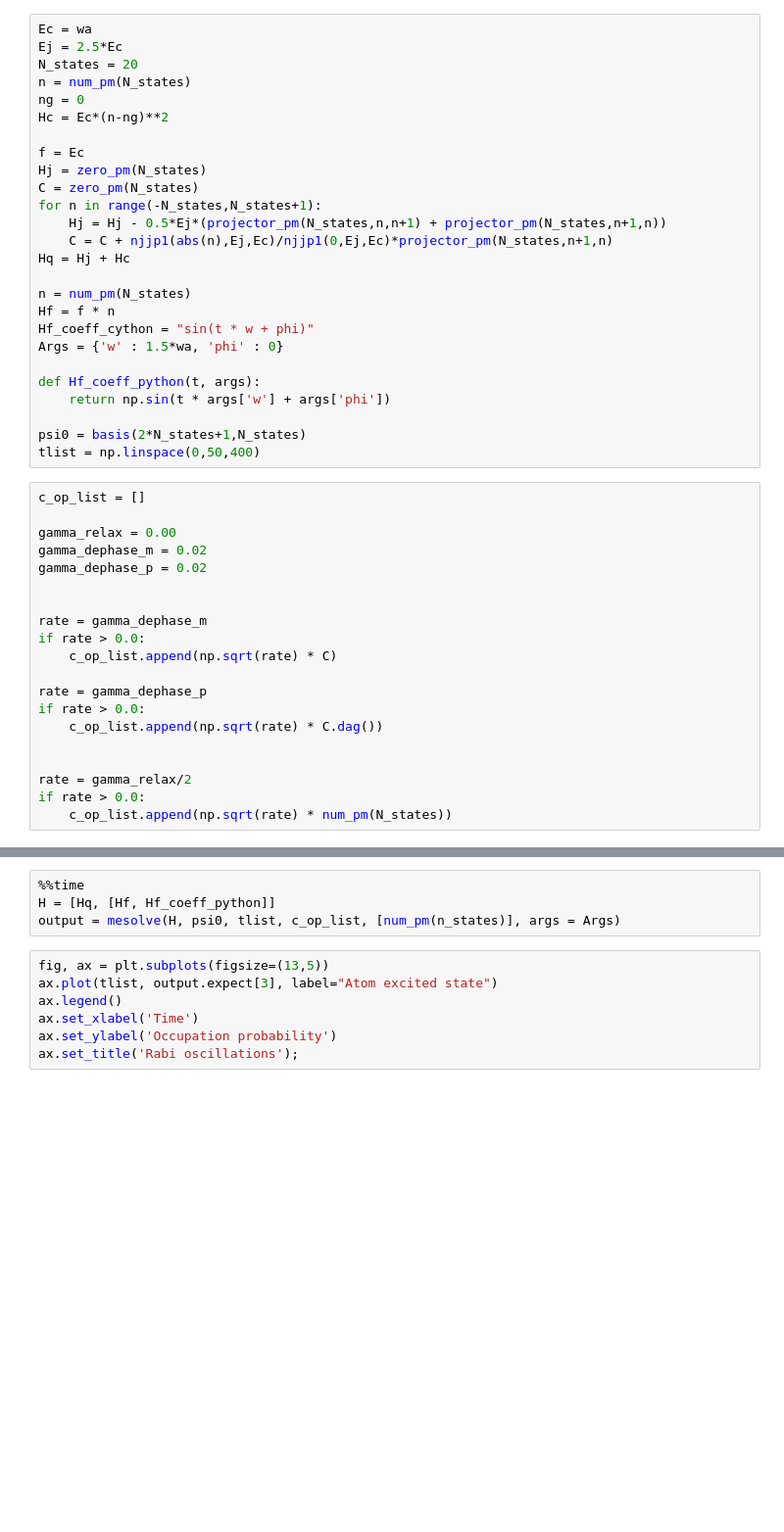
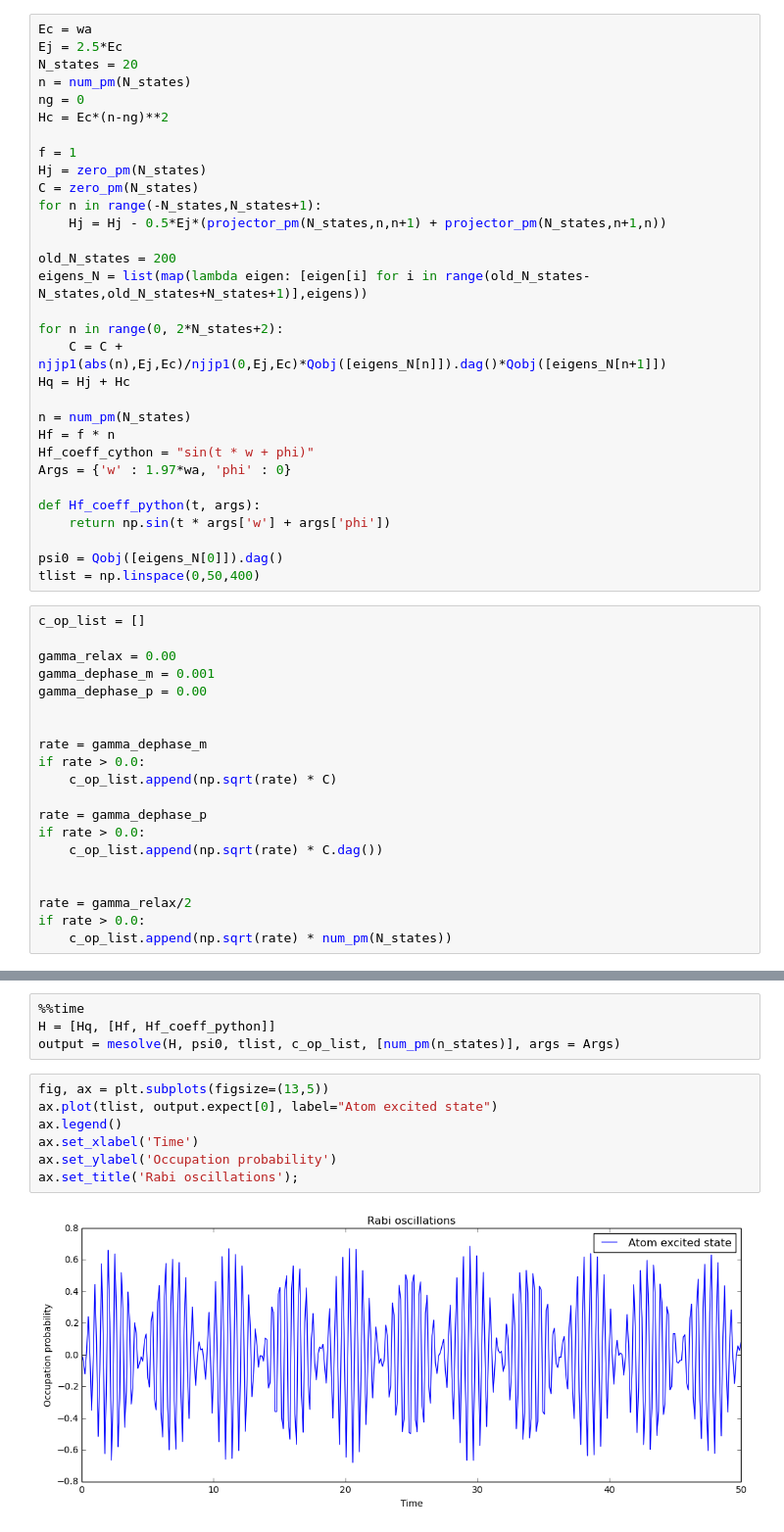
Before and after one commit to safoex/qubitlab, a Jupyter notebook: python/qutip/Transmon dynamics.ipynb, the cells around one changed output, grey strips where cells are left out. Shown at 98% size. Drawn from its saved outputs; the diff is of its cells as text; blank space fills up the shorter version.

```diff
--- a/python/qutip/Transmon dynamics.ipynb
+++ b/python/qutip/Transmon dynamics.ipynb
@@ -49,30 +91,35 @@ n = num_pm(N_states)
 ng = 0
 Hc = Ec*(n-ng)**2
 
-f = Ec
+f = 1
 Hj = zero_pm(N_states)
 C = zero_pm(N_states)
 for n in range(-N_states,N_states+1):
     Hj = Hj - 0.5*Ej*(projector_pm(N_states,n,n+1) + projector_pm(N_states,n+1,n))
-    C = C + njjp1(abs(n),Ej,Ec)/njjp1(0,Ej,Ec)*projector_pm(N_states,n+1,n)
+
+old_N_states = 200
+eigens_N = list(map(lambda eigen: [eigen[i] for i in range(old_N_states-N_states,old_N_states+N_states+1)],eigens))
+
+for n in range(0, 2*N_states+2):
+    C = C + njjp1(abs(n),Ej,Ec)/njjp1(0,Ej,Ec)*Qobj([eigens_N[n]]).dag()*Qobj([eigens_N[n+1]])
 Hq = Hj + Hc
 
 n = num_pm(N_states)
 Hf = f * n
 Hf_coeff_cython = "sin(t * w + phi)"
-Args = {'w' : 1.5*wa, 'phi' : 0}
+Args = {'w' : 1.97*wa, 'phi' : 0}
 
 def Hf_coeff_python(t, args):
     return np.sin(t * args['w'] + args['phi'])
 
-psi0 = basis(2*N_states+1,N_states)
+psi0 = Qobj([eigens_N[0]]).dag()
 tlist = np.linspace(0,50,400)
 # %%
 c_op_list = []
 
 gamma_relax = 0.00
-gamma_dephase_m = 0.02
-gamma_dephase_p = 0.02
+gamma_dephase_m = 0.001
+gamma_dephase_p = 0.00
 
 
 rate = gamma_dephase_m
@@ -100,8 +150,10 @@ H = [Hq, [Hf, Hf_coeff_python]]
 output = mesolve(H, psi0, tlist, c_op_list, [num_pm(n_states)], args = Args)
 # %%
 fig, ax = plt.subplots(figsize=(13,5))
-ax.plot(tlist, output.expect[3], label="Atom excited state")
+ax.plot(tlist, output.expect[0], label="Atom excited state")
 ax.legend()
 ax.set_xlabel('Time')
 ax.set_ylabel('Occupation probability')
 ax.set_title('Rabi oscillations');
+# %% [output]
+[figure, added]
```
Also changed, not shown: parts of 3 cells of this notebook, 1 other file.
